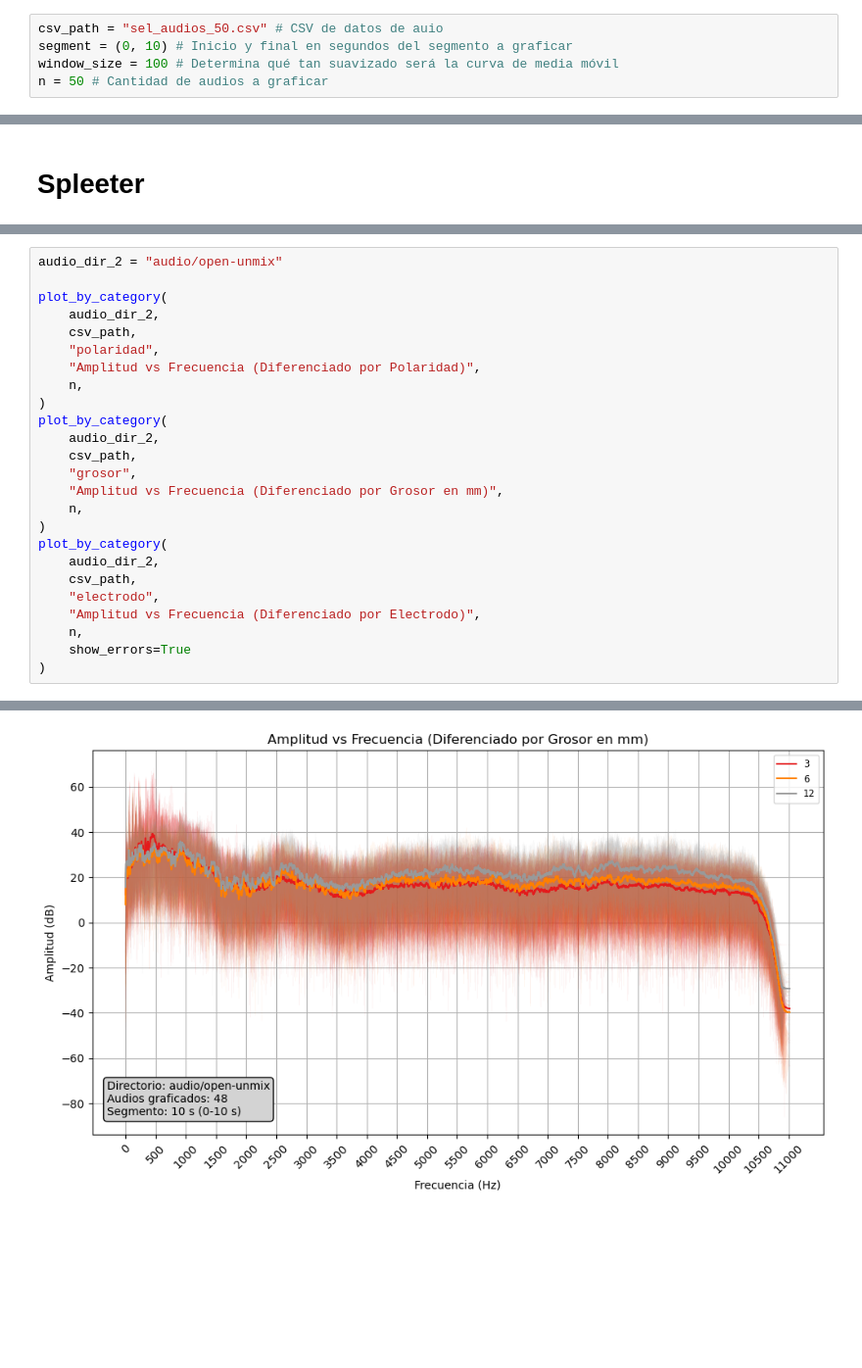
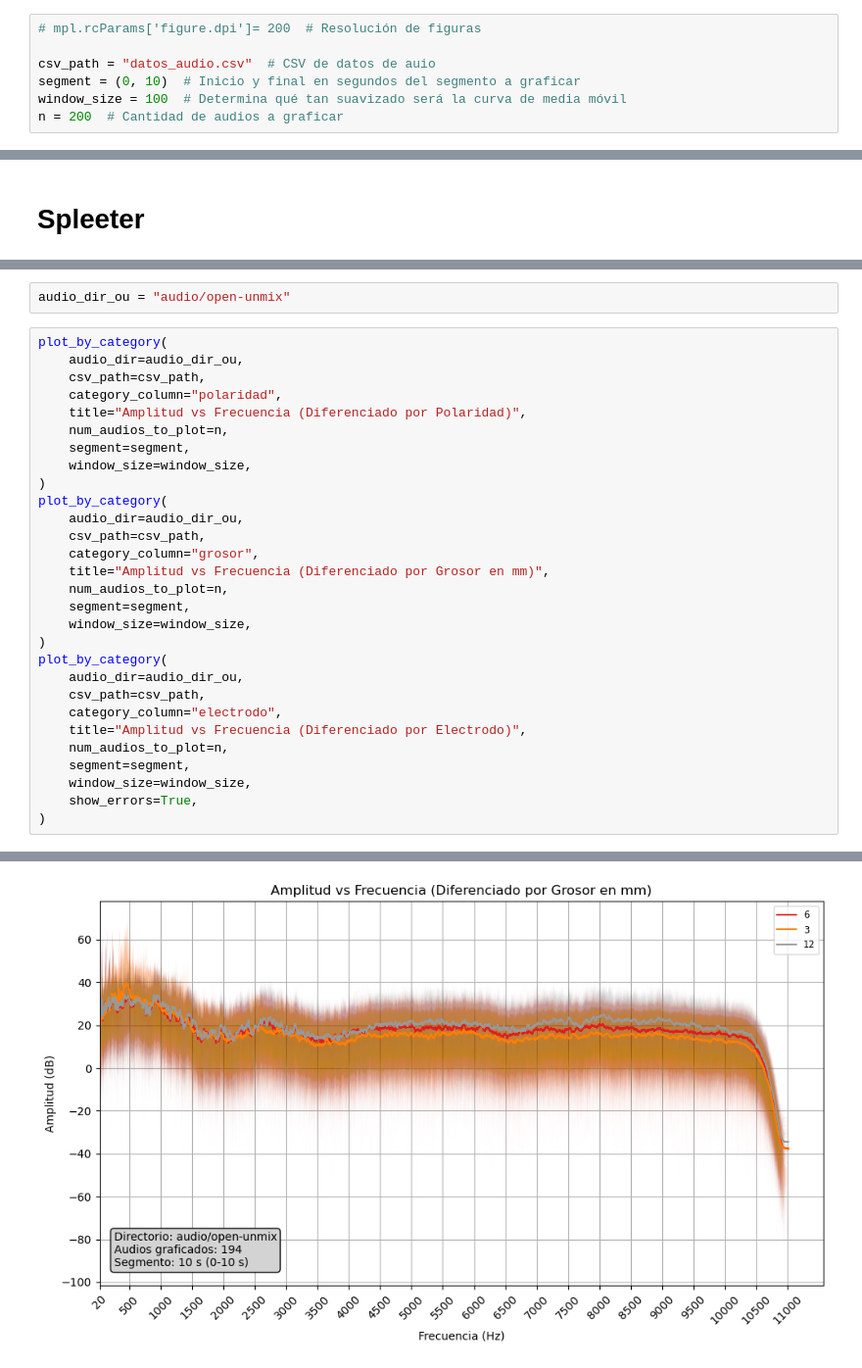
Before and after one commit to lviloriabas/audio-spect-plot, a Jupyter notebook: audio_plot.ipynb, the cells around one changed output, grey strips where cells are left out. Shown at 98% size. Drawn from its saved outputs; the diff is of its cells as text; blank space fills up the shorter version.

```diff
--- a/audio_plot.ipynb
+++ b/audio_plot.ipynb
@@ -7,7 +10,9 @@ import librosa
 # %% [markdown]
 # Configuración
 # %%
-csv_path = "sel_audios_50.csv" # CSV de datos de auio
-segment = (0, 10) # Inicio y final en segundos del segmento a graficar
-window_size = 100 # Determina qué tan suavizado será la curva de media móvil
-n = 50 # Cantidad de audios a graficar
+# mpl.rcParams['figure.dpi']= 200  # Resolución de figuras
+
+csv_path = "datos_audio.csv"  # CSV de datos de auio
+segment = (0, 10)  # Inicio y final en segundos del segmento a graficar
+window_size = 100  # Determina qué tan suavizado será la curva de media móvil
+n = 200  # Cantidad de audios a graficar
@@ -357,26 +246,32 @@ Archivo no encontrado: 240826-130833_Audio.wav
+# %%
+audio_dir_ou = "audio/open-unmix"
 # %%
-audio_dir_2 = "audio/open-unmix"
-
 plot_by_category(
-    audio_dir_2,
-    csv_path,
-    "polaridad",
-    "Amplitud vs Frecuencia (Diferenciado por Polaridad)",
-    n,
+    audio_dir=audio_dir_ou,
+    csv_path=csv_path,
+    category_column="polaridad",
+    title="Amplitud vs Frecuencia (Diferenciado por Polaridad)",
+    num_audios_to_plot=n,
+    segment=segment,
+    window_size=window_size,
 )
 plot_by_category(
-    audio_dir_2,
-    csv_path,
-    "grosor",
-    "Amplitud vs Frecuencia (Diferenciado por Grosor en mm)",
-    n,
+    audio_dir=audio_dir_ou,
+    csv_path=csv_path,
+    category_column="grosor",
+    title="Amplitud vs Frecuencia (Diferenciado por Grosor en mm)",
+    num_audios_to_plot=n,
+    segment=segment,
+    window_size=window_size,
 )
 plot_by_category(
-    audio_dir_2,
-    csv_path,
-    "electrodo",
-    "Amplitud vs Frecuencia (Diferenciado por Electrodo)",
-    n,
-    show_errors=True
+    audio_dir=audio_dir_ou,
+    csv_path=csv_path,
+    category_column="electrodo",
+    title="Amplitud vs Frecuencia (Diferenciado por Electrodo)",
+    num_audios_to_plot=n,
+    segment=segment,
+    window_size=window_size,
+    show_errors=True,
 )
 # %% [output]
@@ -384 +279 @@ plot_by_category(
-[figure, old version]
+[figure, new version]
```
Also changed, not shown: parts of 22 cells of this notebook, 4 other files.
